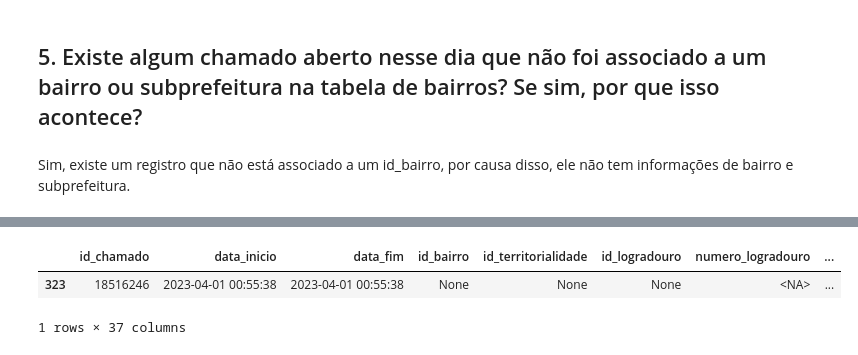
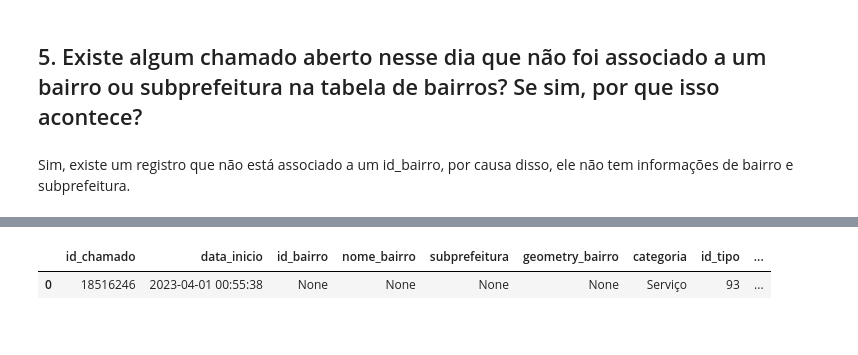
Before and after one commit to TalissaMoura/emd-desafio-junior-data-scientist, a Jupyter notebook: notebooks/01_data_analysis_chamados1746_com_geoloc.ipynb, the cells around one changed output, grey strips where cells are left out. Saved outputs shown, nothing was run; the diff lists cells and outputs as text; code cells hidden in the pictures.

```diff
--- a/notebooks/01_data_analysis_chamados1746_com_geoloc.ipynb
+++ b/notebooks/01_data_analysis_chamados1746_com_geoloc.ipynb
@@ -13,7 +13,7 @@ from datetime import date
 # 2. Read dataset
 # %%
 df = pd.read_parquet(
-    "../datasets/raw/dataset_chamado_1746_with_geoloc_2023-04-01.parquet.gzip"
+    "../datasets/raw/dataset_daily_chamado1746_2023-04-01.parquet.gzip"
 )
 print("dataset shape: ", df.shape)
 df.head()
@@ -188,11 +182,10 @@ subprefeitura_bairro    1
 dtype: int64
 # %%
-df_apr[
-    (df_apr["id_bairro"].isnull())
-    | (df_apr["nome_bairro"].isnull())
-    | (df_apr["subprefeitura_bairro"].isnull())
+df[
+    (df["id_bairro"].isnull())
+    | (df["nome_bairro"].isnull())
+    | (df["subprefeitura"].isnull())
 ]
 # %% [output]
-|  | id_chamado | data_inicio | data_fim | id_bairro | id_territorialidade | id_logradouro | numero_logradouro | ... |
-| 323 | 18516246 | 2023-04-01 00:55:38 | 2023-04-01 00:55:38 | None | None | None | <NA> | ... |
+|  | id_chamado | data_inicio | id_bairro | nome_bairro | subprefeitura | geometry_bairro | categoria | id_tipo | ... |
+| 0 | 18516246 | 2023-04-01 00:55:38 | None | None | None | None | Serviço | 93 | ... |
-1 rows × 37 columns
```
Also changed, not shown: parts of 11 cells of this notebook.
